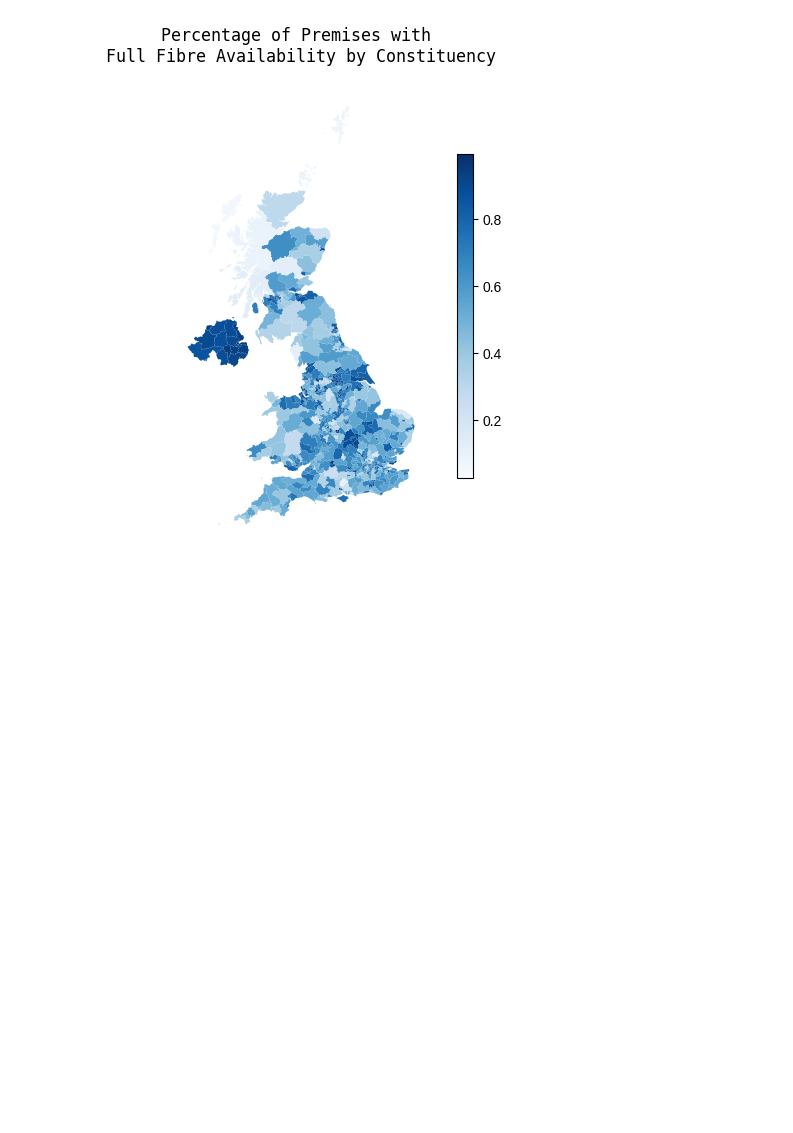
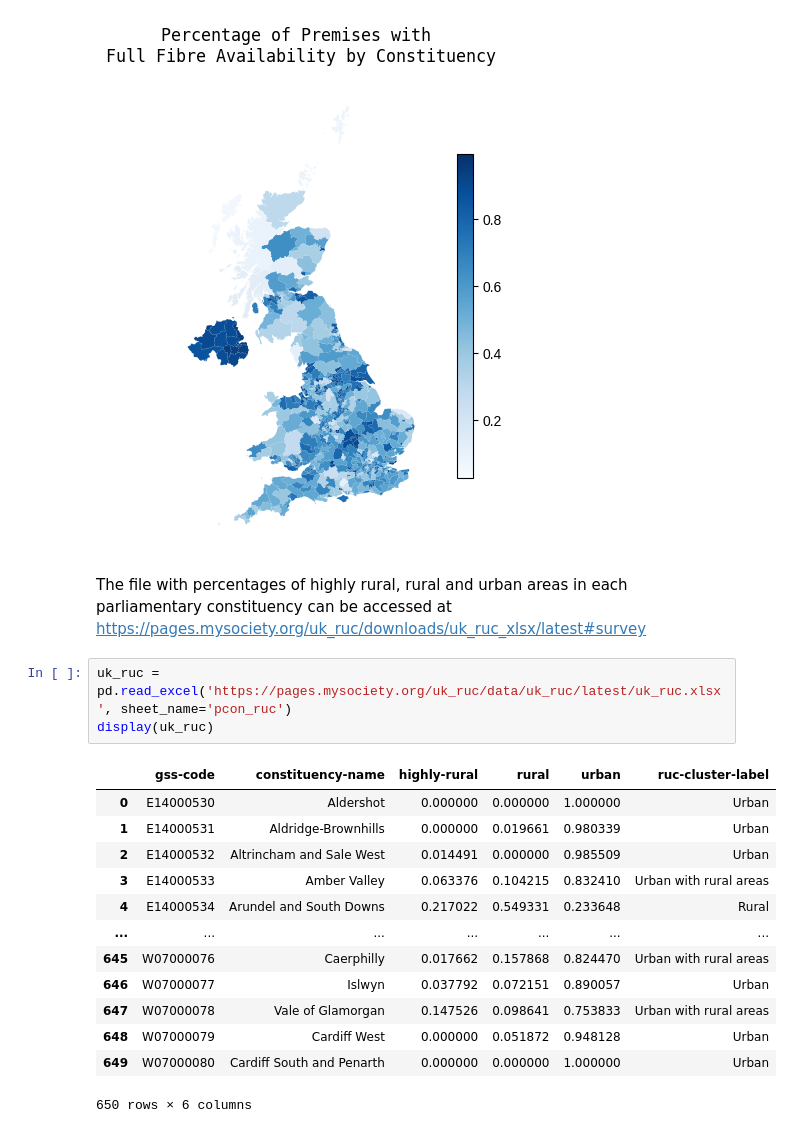
Before and after one commit to yuliiabosher/Fiber-optic-project, a Jupyter notebook: Parliamentary_constituencies_FTTP.ipynb, the cells around one changed output. Drawn from its saved outputs; the diff is of its cells as text; blank space fills up the shorter version.

Commit message:
loaded the file with rural/urban data

```diff
--- a/Parliamentary_constituencies_FTTP.ipynb
+++ b/Parliamentary_constituencies_FTTP.ipynb
@@ -190,3 +173,22 @@ plt.axis('off')
 plt.show()
 # %% [output]
 [figure]
+# %% [markdown]
+The file with percentages of highly rural, rural and urban areas in each parliamentary constituency can be accessed at https://pages.mysociety.org/uk_ruc/downloads/uk_ruc_xlsx/latest#survey
+# %%
+uk_ruc = pd.read_excel('https://pages.mysociety.org/uk_ruc/data/uk_ruc/latest/uk_ruc.xlsx', sheet_name='pcon_ruc')
+display(uk_ruc)
+# %% [output]
+|  | gss-code | constituency-name | highly-rural | rural | urban | ruc-cluster-label |
+| 0 | E14000530 | Aldershot | 0.000000 | 0.000000 | 1.000000 | Urban |
+| 1 | E14000531 | Aldridge-Brownhills | 0.000000 | 0.019661 | 0.980339 | Urban |
+| 2 | E14000532 | Altrincham and Sale West | 0.014491 | 0.000000 | 0.985509 | Urban |
+| 3 | E14000533 | Amber Valley | 0.063376 | 0.104215 | 0.832410 | Urban with rural areas |
+| 4 | E14000534 | Arundel and South Downs | 0.217022 | 0.549331 | 0.233648 | Rural |
+| ... | ... | ... | ... | ... | ... | ... |
+| 645 | W07000076 | Caerphilly | 0.017662 | 0.157868 | 0.824470 | Urban with rural areas |
+| 646 | W07000077 | Islwyn | 0.037792 | 0.072151 | 0.890057 | Urban |
+| 647 | W07000078 | Vale of Glamorgan | 0.147526 | 0.098641 | 0.753833 | Urban with rural areas |
+| 648 | W07000079 | Cardiff West | 0.000000 | 0.051872 | 0.948128 | Urban |
+| 649 | W07000080 | Cardiff South and Penarth | 0.000000 | 0.000000 | 1.000000 | Urban |
+650 rows × 6 columns
```
Also changed, not shown: parts of 2 cells of this notebook.
